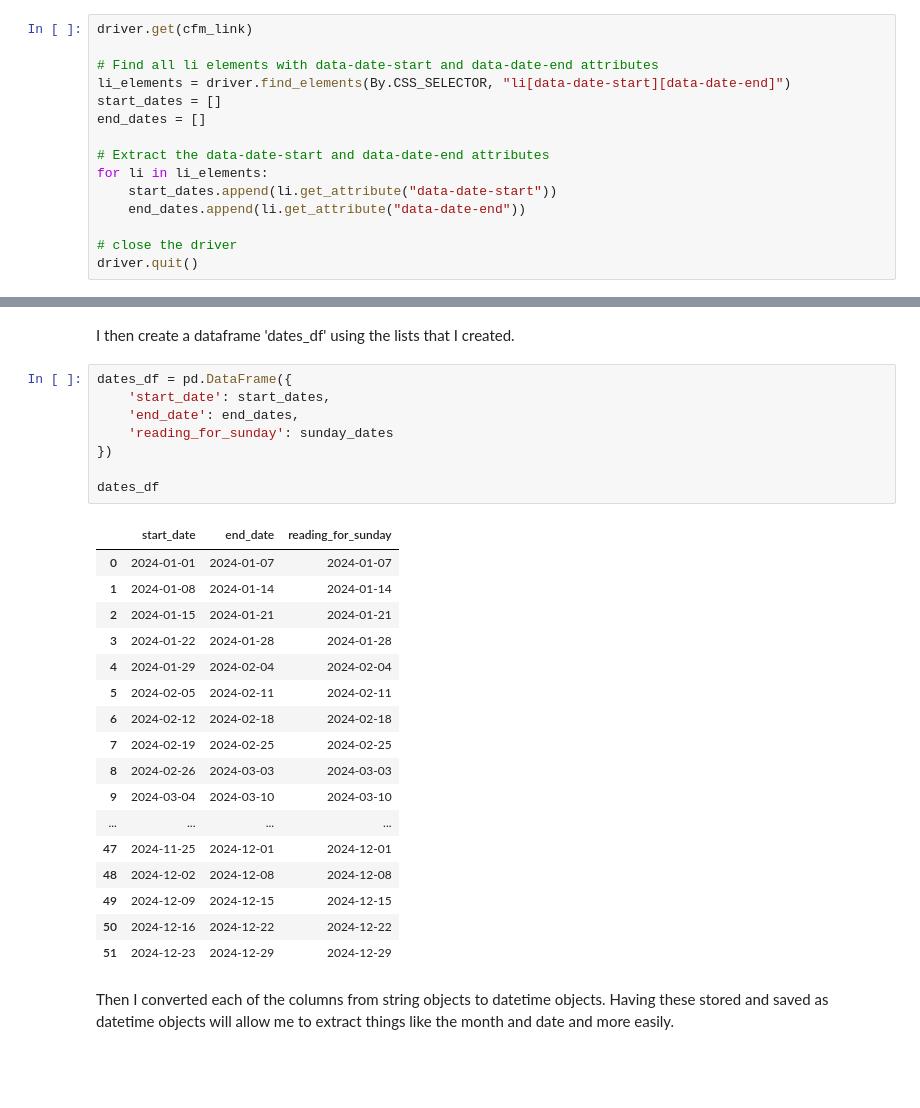
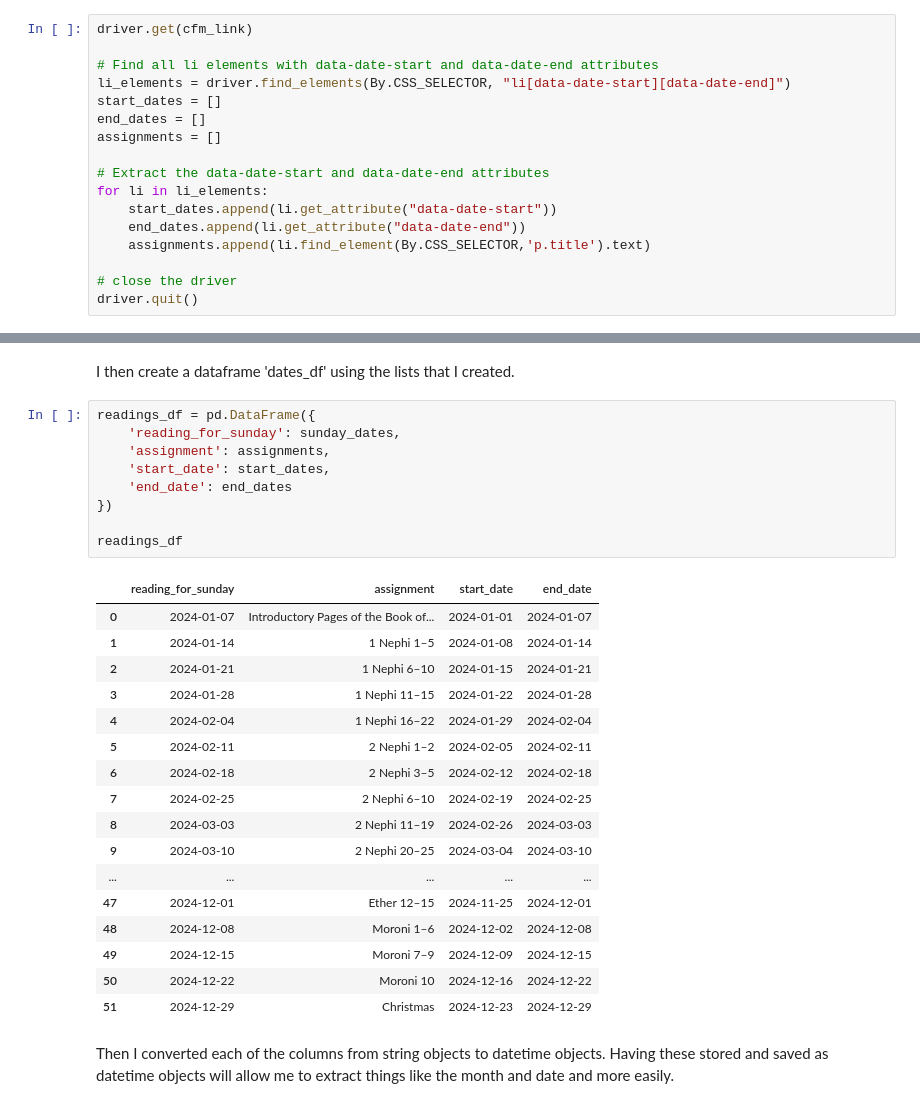
Before and after one commit to bfranx62/come-follow-me-breakdown-builder, a Jupyter notebook: Dates Webscraping Notebook.ipynb, the cells around one changed output, grey strips where cells are left out. Cells and saved outputs as stored; diff of their text form; blank space fills up the shorter version.

Commit message:
pulled weekly assignments
I adjusted the code to also pull and store weekly reading assignments, and I adjusted the dataframe a bit. Not much time this morning, but I did get something done.

```diff
--- a/Dates Webscraping Notebook.ipynb
+++ b/Dates Webscraping Notebook.ipynb
@@ -82,11 +82,13 @@ driver.get(cfm_link)
 li_elements = driver.find_elements(By.CSS_SELECTOR, "li[data-date-start][data-date-end]")
 start_dates = []
 end_dates = []
+assignments = []
 
 # Extract the data-date-start and data-date-end attributes
 for li in li_elements:
     start_dates.append(li.get_attribute("data-date-start"))
     end_dates.append(li.get_attribute("data-date-end"))
+    assignments.append(li.find_element(By.CSS_SELECTOR,'p.title').text)
 
 # close the driver
 driver.quit()
@@ -100,31 +119,32 @@ sunday_dates = end_dates.copy()
 # %% [markdown]
 I then create a dataframe 'dates_df' using the lists that I created.
 # %%
-dates_df = pd.DataFrame({
+readings_df = pd.DataFrame({
+    'reading_for_sunday': sunday_dates,
+    'assignment': assignments,
     'start_date': start_dates,
-    'end_date': end_dates,
-    'reading_for_sunday': sunday_dates
+    'end_date': end_dates
 })
 
-dates_df
+readings_df
 # %% [output]
-|  | start_date | end_date | reading_for_sunday |
-| 0 | 2024-01-01 | 2024-01-07 | 2024-01-07 |
-| 1 | 2024-01-08 | 2024-01-14 | 2024-01-14 |
-| 2 | 2024-01-15 | 2024-01-21 | 2024-01-21 |
-| 3 | 2024-01-22 | 2024-01-28 | 2024-01-28 |
-| 4 | 2024-01-29 | 2024-02-04 | 2024-02-04 |
-| 5 | 2024-02-05 | 2024-02-11 | 2024-02-11 |
-| 6 | 2024-02-12 | 2024-02-18 | 2024-02-18 |
-| 7 | 2024-02-19 | 2024-02-25 | 2024-02-25 |
-| 8 | 2024-02-26 | 2024-03-03 | 2024-03-03 |
-| 9 | 2024-03-04 | 2024-03-10 | 2024-03-10 |
-| ... | ... | ... | ... |
-| 47 | 2024-11-25 | 2024-12-01 | 2024-12-01 |
-| 48 | 2024-12-02 | 2024-12-08 | 2024-12-08 |
-| 49 | 2024-12-09 | 2024-12-15 | 2024-12-15 |
-| 50 | 2024-12-16 | 2024-12-22 | 2024-12-22 |
-| 51 | 2024-12-23 | 2024-12-29 | 2024-12-29 |
+|  | reading_for_sunday | assignment | start_date | end_date |
+| 0 | 2024-01-07 | Introductory Pages of the Book of... | 2024-01-01 | 2024-01-07 |
+| 1 | 2024-01-14 | 1 Nephi 1–5 | 2024-01-08 | 2024-01-14 |
+| 2 | 2024-01-21 | 1 Nephi 6–10 | 2024-01-15 | 2024-01-21 |
+| 3 | 2024-01-28 | 1 Nephi 11–15 | 2024-01-22 | 2024-01-28 |
+| 4 | 2024-02-04 | 1 Nephi 16–22 | 2024-01-29 | 2024-02-04 |
+| 5 | 2024-02-11 | 2 Nephi 1–2 | 2024-02-05 | 2024-02-11 |
+| 6 | 2024-02-18 | 2 Nephi 3–5 | 2024-02-12 | 2024-02-18 |
+| 7 | 2024-02-25 | 2 Nephi 6–10 | 2024-02-19 | 2024-02-25 |
+| 8 | 2024-03-03 | 2 Nephi 11–19 | 2024-02-26 | 2024-03-03 |
+| 9 | 2024-03-10 | 2 Nephi 20–25 | 2024-03-04 | 2024-03-10 |
+| ... | ... | ... | ... | ... |
+| 47 | 2024-12-01 | Ether 12–15 | 2024-11-25 | 2024-12-01 |
+| 48 | 2024-12-08 | Moroni 1–6 | 2024-12-02 | 2024-12-08 |
+| 49 | 2024-12-15 | Moroni 7–9 | 2024-12-09 | 2024-12-15 |
+| 50 | 2024-12-22 | Moroni 10 | 2024-12-16 | 2024-12-22 |
+| 51 | 2024-12-29 | Christmas | 2024-12-23 | 2024-12-29 |
 # %% [markdown]
 Then I converted each of the columns from string objects to datetime objects. Having these stored and saved as datetime objects will allow me to extract things like the month and date and more easily.
 # %%
```
Also changed, not shown: parts of 5 cells of this notebook.
